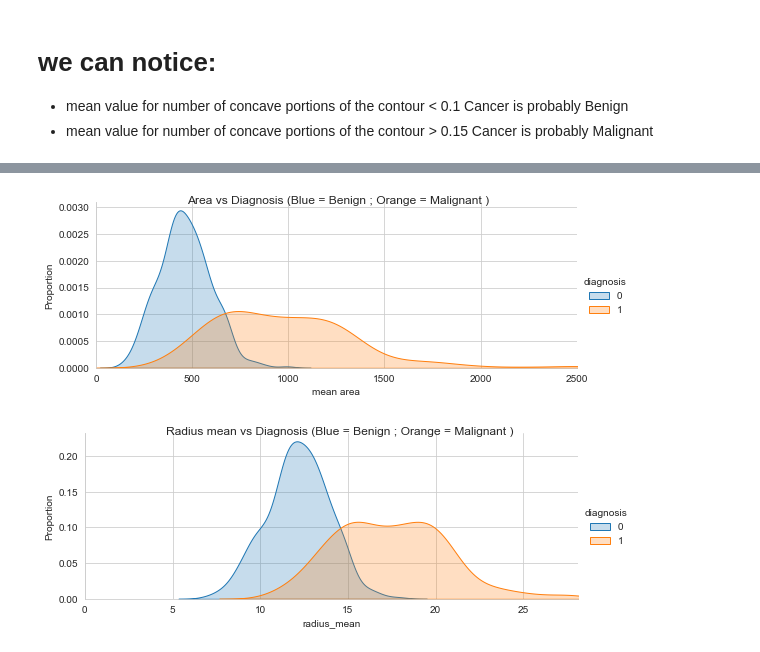
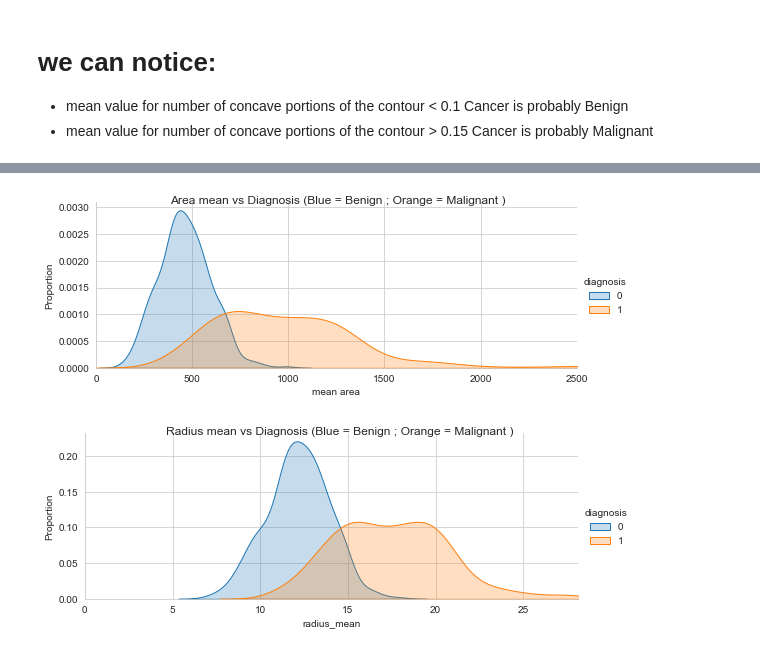
Before and after one commit to IbriRima/AI_GoMyCode, a Jupyter notebook: Final_P.ipynb, the cells around one changed output, grey strips where cells are left out. Cells and saved outputs as stored; diff of their text form; code cells hidden in the pictures.

```diff
--- a/Final_P.ipynb
+++ b/Final_P.ipynb
@@ -195,14 +227,14 @@ plt.show()
 # %%
 sns.set_style("whitegrid")
 plotOne = sns.FacetGrid(df, hue="diagnosis",aspect=2.5)
 plotOne.map(sns.kdeplot,'area_mean',shade=True)
 plotOne.set(xlim=(0, df['area_mean'].max()))
 plotOne.add_legend()
 plotOne.set_axis_labels('mean area', 'Proportion')
-plotOne.fig.suptitle('Area vs Diagnosis (Blue = Benign ; Orange = Malignant )')
+plotOne.fig.suptitle('Area mean vs Diagnosis (Blue = Benign ; Orange = Malignant )')
 plt.show()
 # %% [output]
-[figure, old version]
+[figure, new version]
 # %%
 sns.set_style("whitegrid")
 plotOne = sns.FacetGrid(df, hue="diagnosis",aspect=2.5)
```
Also changed, not shown: parts of 27 cells of this notebook.
